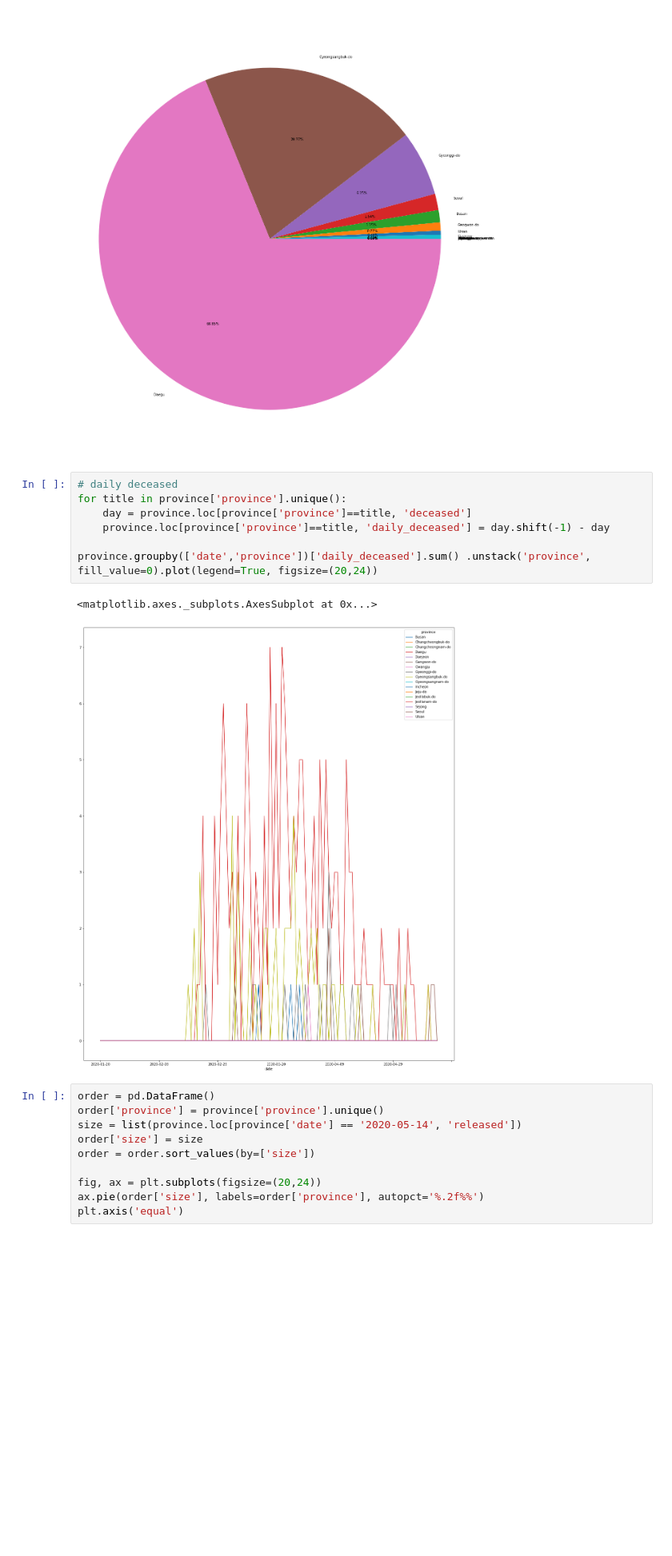
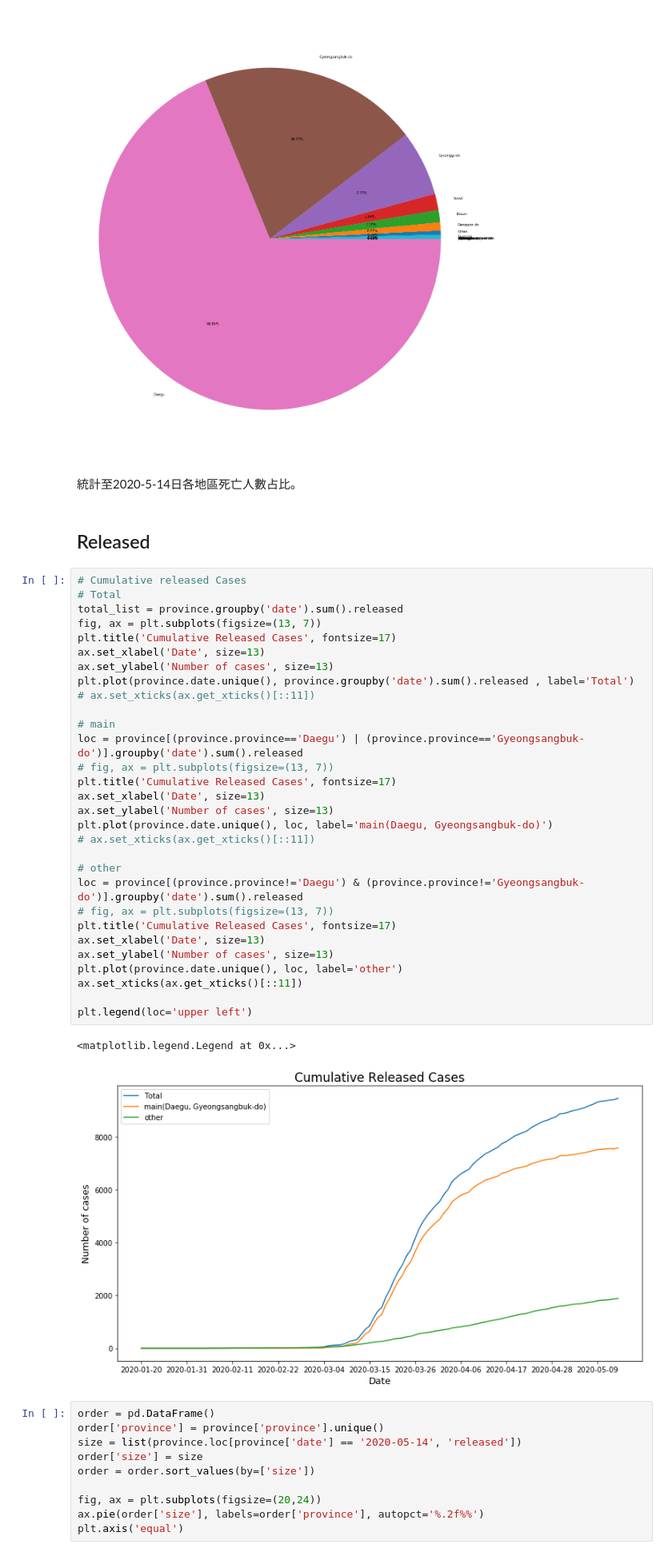
Before and after one commit to starfor065841/FDA_Final_project, a Jupyter notebook: Final_project/data.ipynb, the cells around one changed output. Shown at 80% size. Drawn from its saved outputs; the diff is of its cells as text; blank space fills up the shorter version.

```diff
--- a/Final_project/data.ipynb
+++ b/Final_project/data.ipynb
@@ -359,16 +379,43 @@ plt.axis('equal')
  -1.1095146451338227,
  1.1240400815671001)
 [figure]
-# %%
-# daily deceased
-for title in province['province'].unique():
-    day = province.loc[province['province']==title, 'deceased']
-    province.loc[province['province']==title, 'daily_deceased'] = day.shift(-1) - day
-
-province.groupby(['date','province'])['daily_deceased'].sum() .unstack('province', fill_value=0).plot(legend=True, figsize=(20,24))
-# %% [output]
-<matplotlib.axes._subplots.AxesSubplot at 0x...>
-[figure, removed]
+# %% [markdown]
+統計至2020-5-14日各地區死亡人數占比。
+# %% [markdown]
+## Released
+# %%
+# Cumulative released Cases
+# Total
+total_list = province.groupby('date').sum().released
+fig, ax = plt.subplots(figsize=(13, 7))
+plt.title('Cumulative Released Cases', fontsize=17)
+ax.set_xlabel('Date', size=13)
+ax.set_ylabel('Number of cases', size=13)
+plt.plot(province.date.unique(), province.groupby('date').sum().released , label='Total')
+# ax.set_xticks(ax.get_xticks()[::11])
+
+# main
+loc = province[(province.province=='Daegu') | (province.province=='Gyeongsangbuk-do')].groupby('date').sum().released
+# fig, ax = plt.subplots(figsize=(13, 7))
+plt.title('Cumulative Released Cases', fontsize=17)
+ax.set_xlabel('Date', size=13)
+ax.set_ylabel('Number of cases', size=13)
+plt.plot(province.date.unique(), loc, label='main(Daegu, Gyeongsangbuk-do)')
+# ax.set_xticks(ax.get_xticks()[::11])
+
+# other
+loc = province[(province.province!='Daegu') & (province.province!='Gyeongsangbuk-do')].groupby('date').sum().released
+# fig, ax = plt.subplots(figsize=(13, 7))
+plt.title('Cumulative Released Cases', fontsize=17)
+ax.set_xlabel('Date', size=13)
+ax.set_ylabel('Number of cases', size=13)
+plt.plot(province.date.unique(), loc, label='other')
+ax.set_xticks(ax.get_xticks()[::11])
+
+plt.legend(loc='upper left')
+# %% [output]
+<matplotlib.legend.Legend at 0x...>
+[figure, added]
 # %%
 order = pd.DataFrame()
 order['province'] = province['province'].unique()
```
Also changed, not shown: parts of 30 cells of this notebook.
